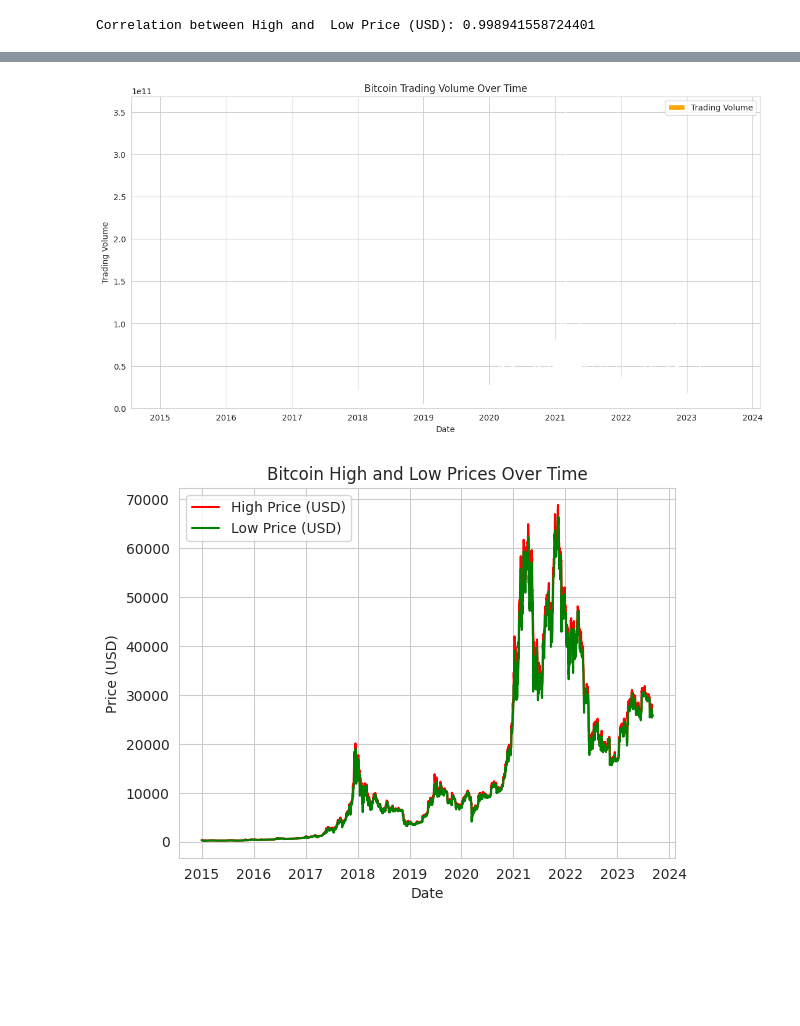
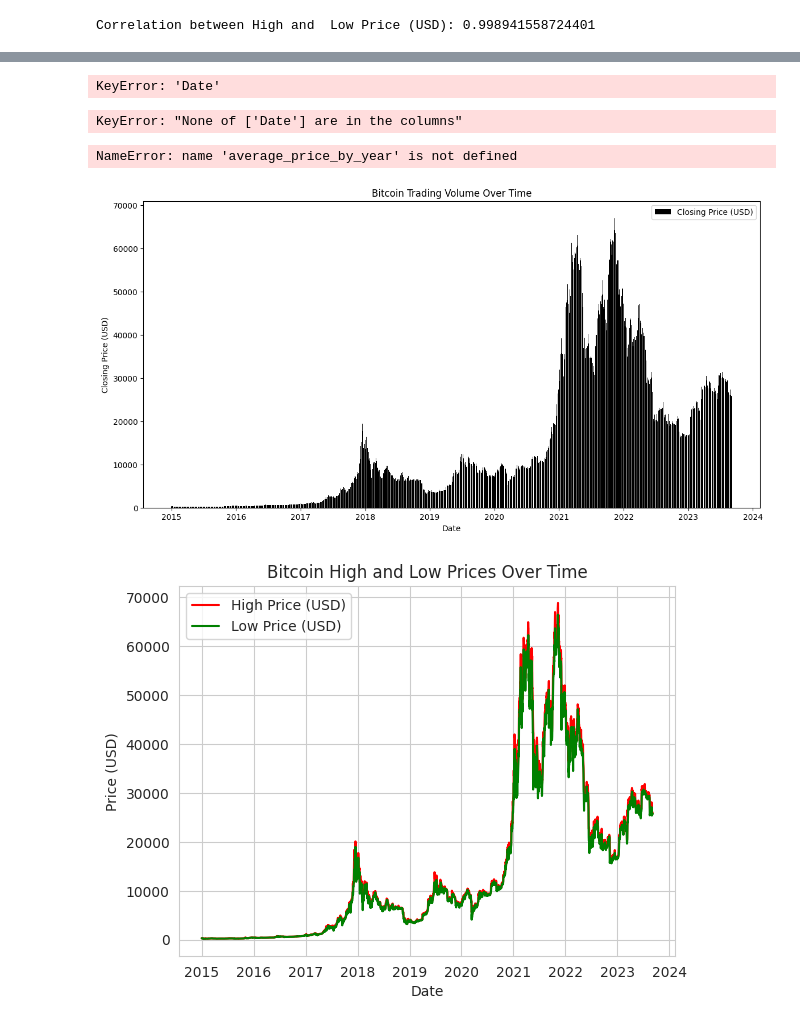
Before and after one commit to ayatkatka/bitcoin, a Jupyter notebook: bitcoinDataset.ipynb, the cells around one changed output, grey strips where cells are left out. Drawn from its saved outputs; the diff is of its cells as text; code cells hidden in the pictures; blank space fills up the shorter version.

```diff
--- a/bitcoinDataset.ipynb
+++ b/bitcoinDataset.ipynb
@@ -133,23 +430,39 @@ Correlation between High and  Low Price (USD): 0.998941558724401
+# %%
+sns.lineplot(x=data["Date"],y=diff.values,markers="o",color="r")
+plt.title("Difference in High & Low Price")
+plt.xlabel("Year")
+plt.ylabel("High and Low ")
+plt.show()
+# %% [output]
+KeyError: 'Date'
+# %%
+data.set_index("Date",inplace=True)
+# %% [output]
+KeyError: "None of ['Date'] are in the columns"
+# %%
+average_price_by_year
+# %% [output]
+NameError: name 'average_price_by_year' is not defined
 # %%
 import pandas as pd
 import matplotlib.pyplot as plt
 
 file_path = 'bitcoinDataset.csv'
 bitcoin_df = pd.read_csv(file_path)
 
 bitcoin_df['Date'] = pd.to_datetime(bitcoin_df['Date'], format='%d/%m/%Y')
 
-bitcoin_df.sort_values('Date', inplace=True)
+bitcoin_df.sort_values('Closing Price (USD)', inplace=True)
 
 plt.figure(figsize=(14, 7))
-plt.bar(bitcoin_df['Date'], bitcoin_df['Trading Volume'], label='Trading Volume', color='orange')
+plt.bar(bitcoin_df['Date'], bitcoin_df['Closing Price (USD)'], label='Closing Price (USD)', color='black')
 plt.title('Bitcoin Trading Volume Over Time')
 plt.xlabel('Date')
-plt.ylabel('Trading Volume')
+plt.ylabel('Closing Price (USD)')
 plt.legend()
 plt.show()
 # %% [output]
-[figure, old version]
+[figure, new version]
 # %%
 import pandas as pd
 import matplotlib.pyplot as plt
```
Also changed, not shown: parts of 40 cells of this notebook.
